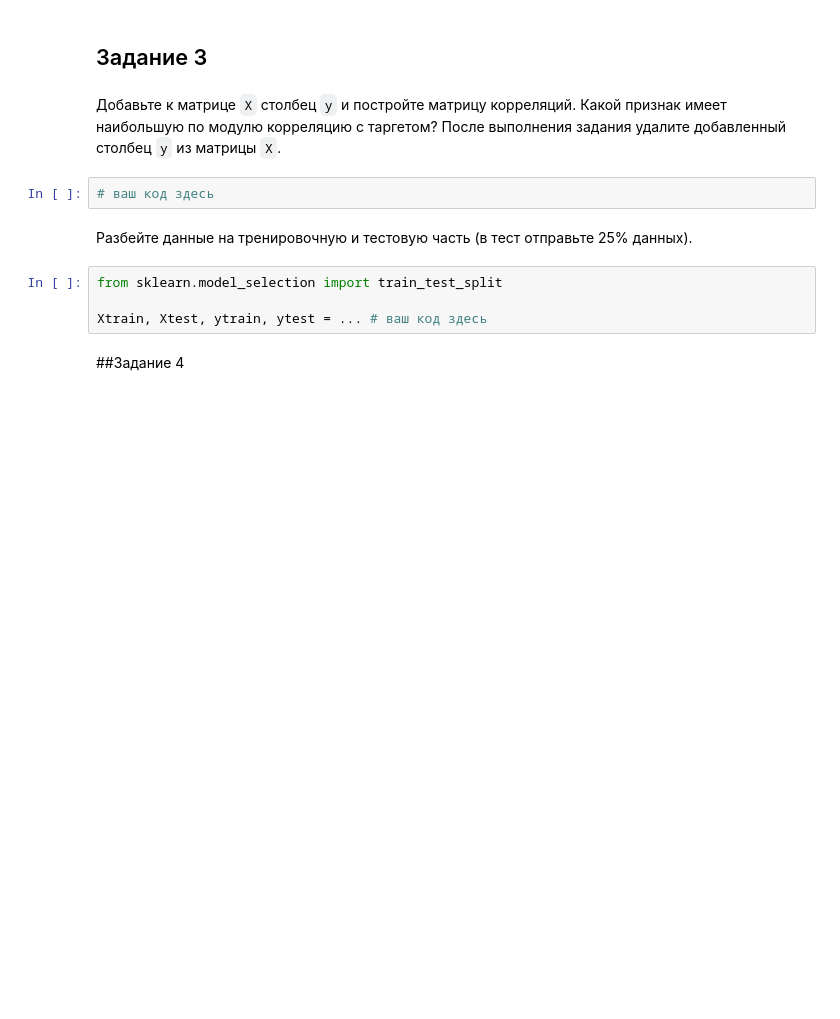
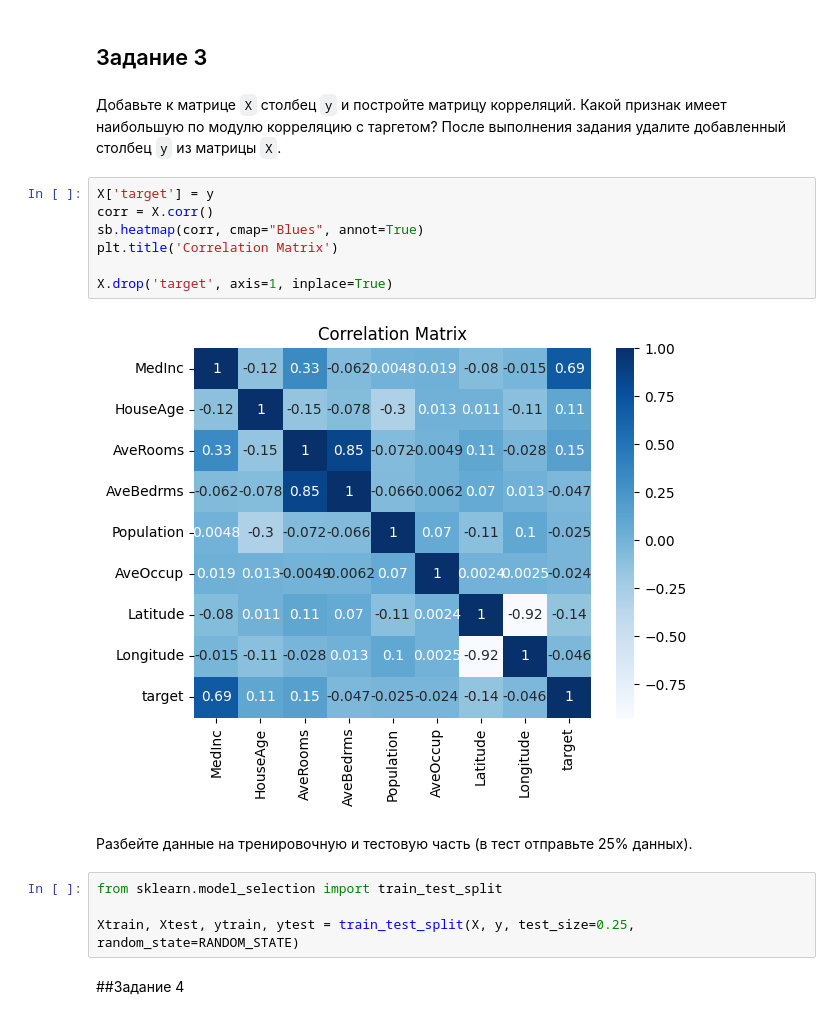
Before and after one commit to Soyava/ML, a Jupyter notebook: Pipeline_task.ipynb, the cells around one changed output. Cells and saved outputs as stored; diff of their text form; blank space fills up the shorter version.

```diff
--- a/Pipeline_task.ipynb
+++ b/Pipeline_task.ipynb
@@ -80,14 +86,21 @@ sb.heatmap(corr, cmap="Blues", annot=True);
 Добавьте к матрице `X` столбец `y` и постройте матрицу корреляций.
 Какой признак имеет наибольшую по модулю корреляцию с таргетом?
 После выполнения задания удалите добавленный столбец `y` из матрицы `X`.
-# %%
-# ваш код здесь
+# %%
+X['target'] = y
+corr = X.corr()
+sb.heatmap(corr, cmap="Blues", annot=True)
+plt.title('Correlation Matrix')
+
+X.drop('target', axis=1, inplace=True)
+# %% [output]
+[figure, added]
 # %% [markdown]
 Разбейте данные на тренировочную и тестовую часть (в тест отправьте 25% данных).
 # %%
 from sklearn.model_selection import train_test_split
 
-Xtrain, Xtest, ytrain, ytest = ... # ваш код здесь
+Xtrain, Xtest, ytrain, ytest = train_test_split(X, y, test_size=0.25, random_state=RANDOM_STATE)
 # %% [markdown]
 ##Задание 4
 # %% [markdown]
```
Also changed, not shown: parts of 6 cells of this notebook.
